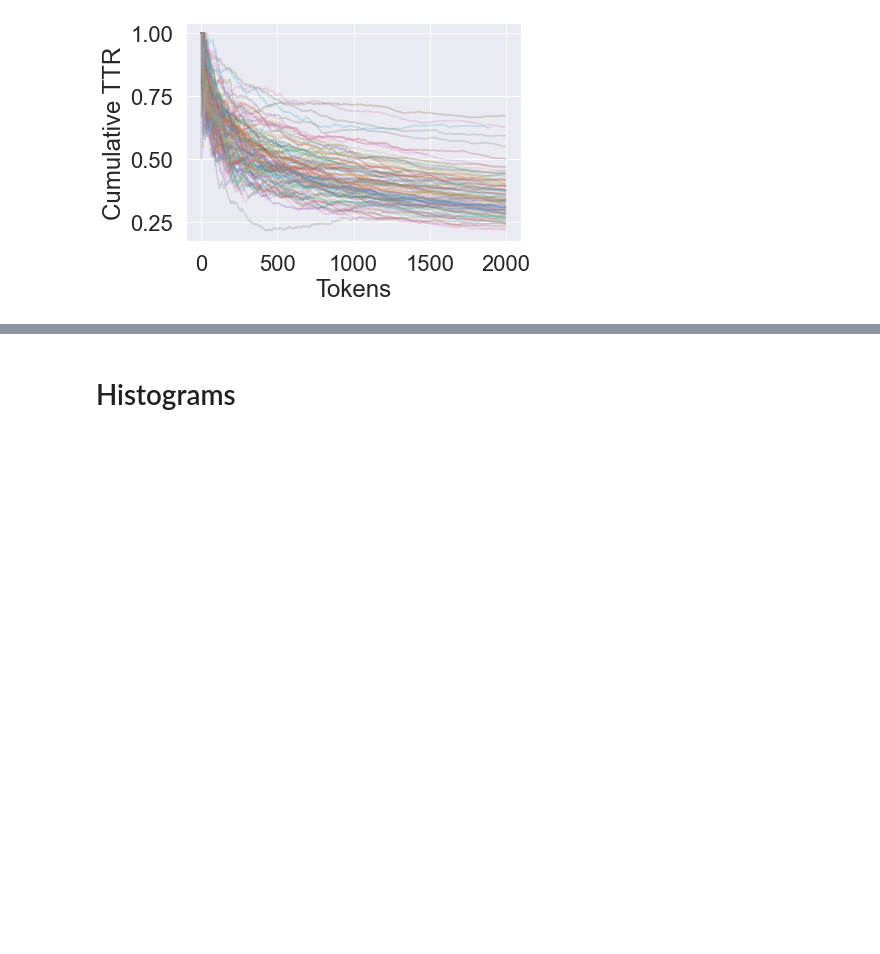
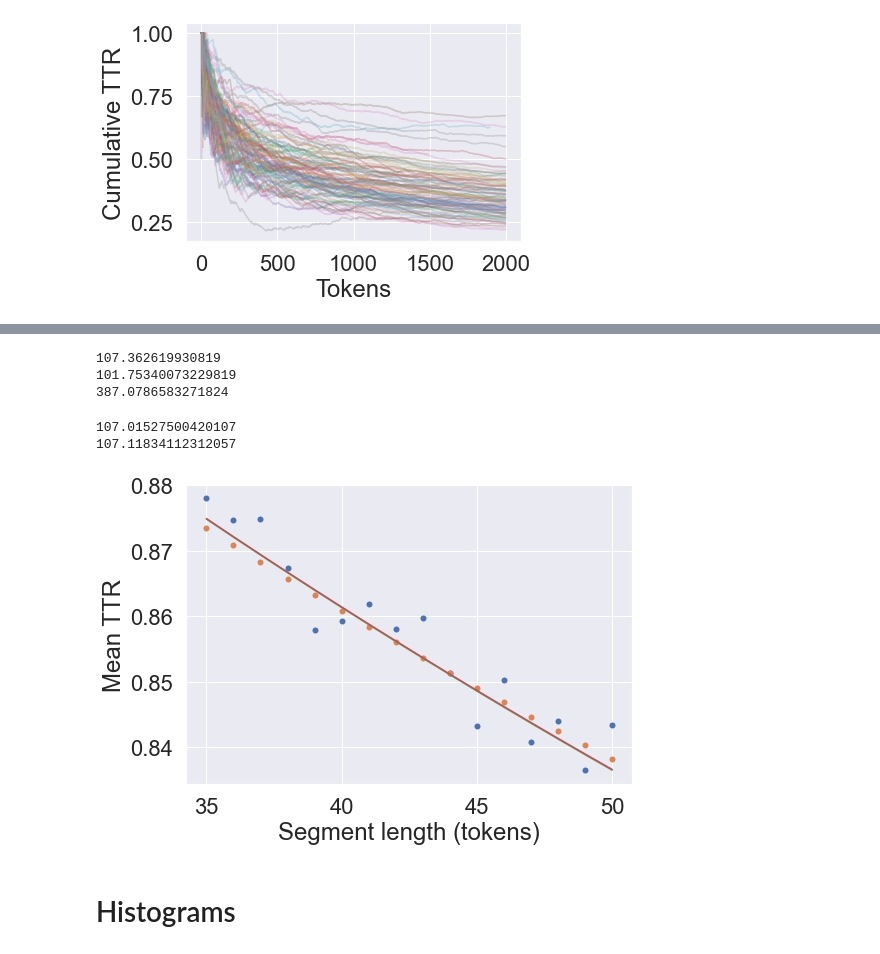
Before and after one commit to pdqnguyen/metallyrics, a Jupyter notebook: analyses/lyrics/lyrics1.ipynb, the cells around one changed output, grey strips where cells are left out. Saved outputs shown, nothing was run; the diff lists cells and outputs as text; code cells hidden in the pictures; blank space fills up the shorter version.

```diff
--- a/analyses/lyrics/lyrics1.ipynb
+++ b/analyses/lyrics/lyrics1.ipynb
@@ -107,3 +160,62 @@ def MTLD(words, threshold=0.720, verbose=False):
+# %%
+# vocd-D implementation and example D values
+
+def vocdD_curve(x, D):
+    return (D / x) * (np.sqrt(1 + 2 * (x / D)) - 1)
+
+def vocdD(words, num_trials=3, num_segs=100, min_seg=35, max_seg=50):
+    if max_seg > len(words):
+        return np.nan
+    D_trials = []
+    seglen_range = range(min_seg, max_seg + 1)
+    for _ in range(num_trials):
+        ttrs = np.zeros((len(seglen_range), num_segs))
+        for i, seglen in enumerate(seglen_range):
+            for j in range(num_segs):
+                sample = random.sample(words, seglen)
+                ttrs[i, j] = TTR(sample)
+        avg_ttrs = ttrs.mean(1)
+        (D_trial,), _ = curve_fit(vocdD_curve, seglen_range, avg_ttrs)
+        D_trials.append(D_trial)
+    return np.mean(D_trials)
+
+print(vocdD(df_bands.loc['A Canorous Quintet'].words))
+print(vocdD(df_bands.loc['Bal-Sagoth'].words))
+print(vocdD(df_bands.loc['Dalriada'].words))
+# %% [output]
+107.362619930819
+101.75340073229819
+387.0786583271824
+# %%
+# Example of HD-D for a single artist and comparison to vocd-D
+
+N = len(words)
+types = {t: words.count(t) for t in set(words)}
+seglen_range_HDD = range(35, 51)
+avg_ttrs_HDD = np.zeros(len(seglen_range_HDD))
+for s, N_s in enumerate(seglen_range_HDD):
+    avg_ttr = 0
+    for t, n_t in types.items():
+        P_t = hypergeom(N, n_t, N_s).pmf(0)
+        avg_ttr += (1 - P_t) / float(N_s)
+    avg_ttrs_HDD[s] = avg_ttr
+    D_HDDs[s] = -N_s * avg_ttr ** 2 / (2 * (avg_ttr - 1))
+D_HDD1 = D_HDDs.mean()
+print(D_HDD1)
+(D_HDD2,), _ = curve_fit(vocdD_curve, seglen_range, avg_ttrs_HDD)
+print(D_HDD2)
+
+plt.plot(seglen_range, avg_ttrs_vocdD, 'o')
+plt.plot(seglen_range, avg_ttrs_HDD, 'o')
+plt.plot(seglen_range, vocdD_curve(seglen_range, D_HDD1))
+plt.plot(seglen_range, vocdD_curve(seglen_range, D_HDD2))
+plt.xlabel('Segment length (tokens)')
+plt.ylabel('Mean TTR')
+plt.show()
+# %% [output]
+107.01527500420107
+107.11834112312057
+[figure, added]
 # %%
 def get_lexical_diversity(data):
     N = data.words.apply(len)
```
Also changed, not shown: parts of 16 cells of this notebook.
